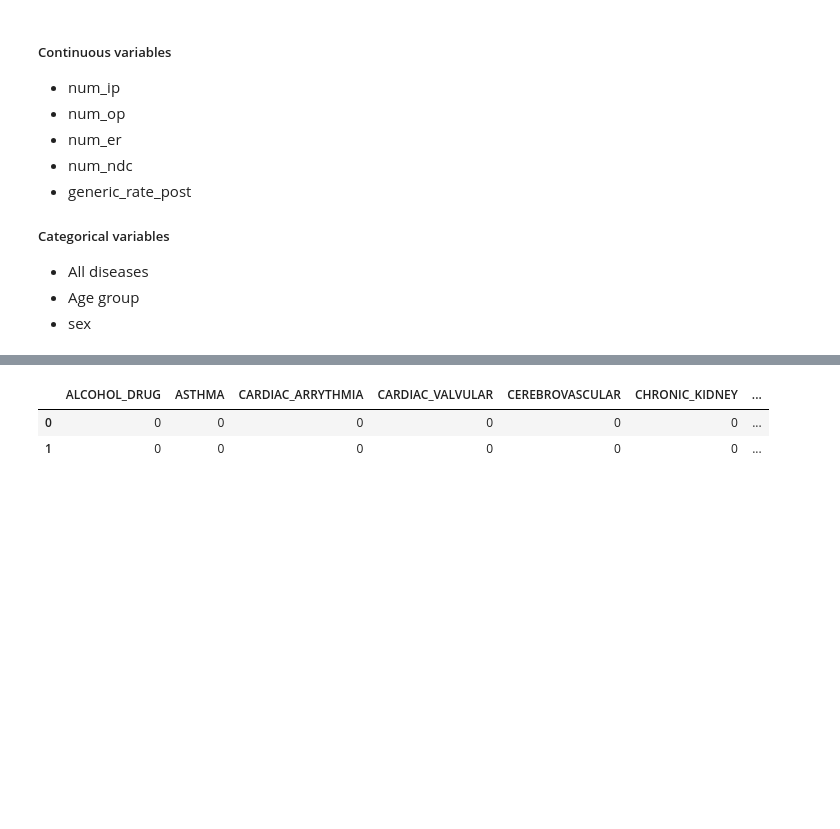
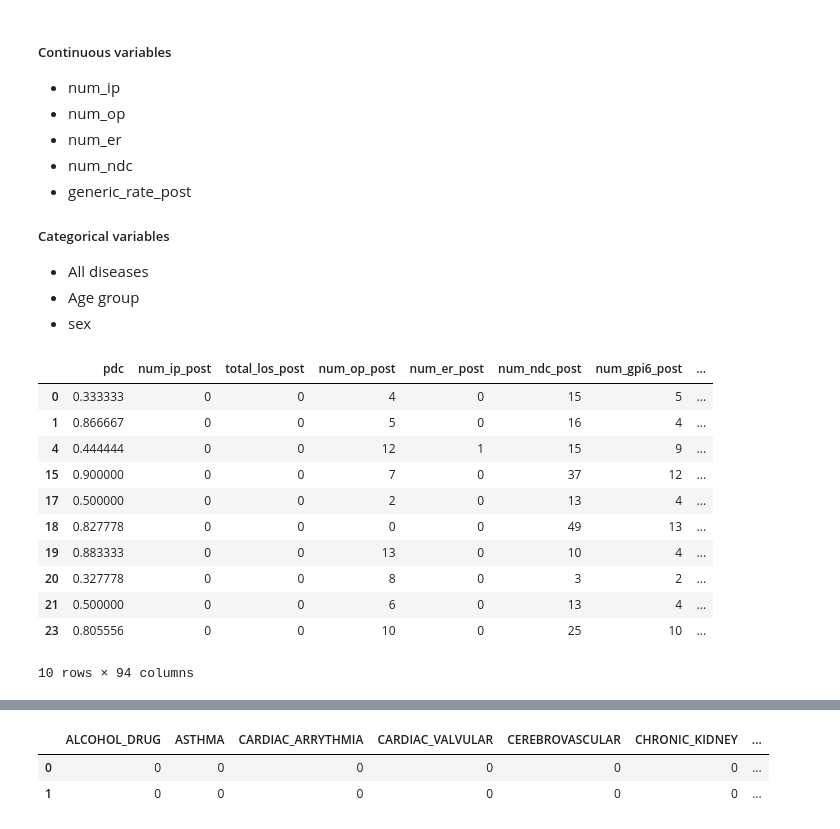
Before and after one commit to edalrami/hccs-final, a Jupyter notebook: Healthcare Final Project.ipynb, the cells around one changed output, grey strips where cells are left out. Saved outputs shown, nothing was run; the diff lists cells and outputs as text; code cells hidden in the pictures; blank space fills up the shorter version.

```diff
--- a/Healthcare Final Project.ipynb
+++ b/Healthcare Final Project.ipynb
@@ -87,5 +89,23 @@ In this section we will subset the dataframe and select the features we deem app
 - All diseases
 - Age group
 - sex
+# %%
+""" Subsetting the dataset to account for diabetic patients only """
+
+data1 = data[data['drug_class'].str.contains('ANTIDIABETIC')]
+data1.head(10)
+# %% [output]
+|  | pdc | num_ip_post | total_los_post | num_op_post | num_er_post | num_ndc_post | num_gpi6_post | ... |
+| 0 | 0.333333 | 0 | 0 | 4 | 0 | 15 | 5 | ... |
+| 1 | 0.866667 | 0 | 0 | 5 | 0 | 16 | 4 | ... |
+| 4 | 0.444444 | 0 | 0 | 12 | 1 | 15 | 9 | ... |
+| 15 | 0.900000 | 0 | 0 | 7 | 0 | 37 | 12 | ... |
+| 17 | 0.500000 | 0 | 0 | 2 | 0 | 13 | 4 | ... |
+| 18 | 0.827778 | 0 | 0 | 0 | 0 | 49 | 13 | ... |
+| 19 | 0.883333 | 0 | 0 | 13 | 0 | 10 | 4 | ... |
+| 20 | 0.327778 | 0 | 0 | 8 | 0 | 3 | 2 | ... |
+| 21 | 0.500000 | 0 | 0 | 6 | 0 | 13 | 4 | ... |
+| 23 | 0.805556 | 0 | 0 | 10 | 0 | 25 | 10 | ... |
+10 rows × 94 columns
 # %%
 """Creating the Continous variables"""
```
Also changed, not shown: parts of 22 cells of this notebook.
